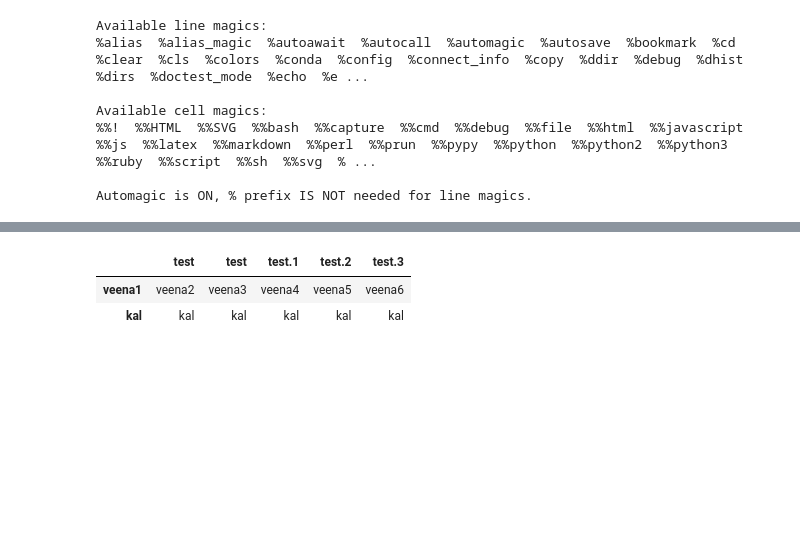
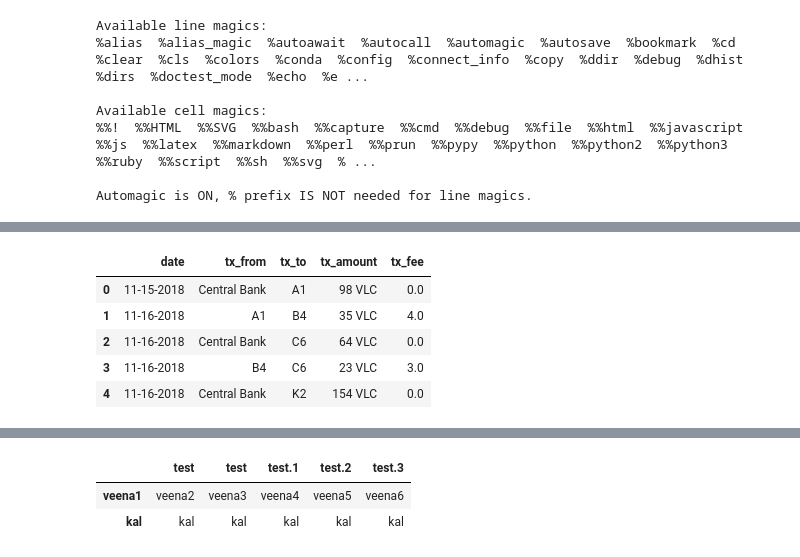
Before and after one commit to VeenaKGit/Knowledge, a Jupyter notebook: Pandas and Numpy.ipynb, the cells around one changed output, grey strips where cells are left out. Drawn from its saved outputs; the diff is of its cells as text; code cells hidden in the pictures; blank space fills up the shorter version.

```diff
--- a/Pandas and Numpy.ipynb
+++ b/Pandas and Numpy.ipynb
@@ -51,0 +92,9 @@ pd.set_option('display.max_rows', 85)
+# %%
+data.head(5)
+# %% [output]
+|  | date | tx_from | tx_to | tx_amount | tx_fee |
+| 0 | 11-15-2018 | Central Bank | A1 | 98 VLC | 0.0 |
+| 1 | 11-16-2018 | A1 | B4 | 35 VLC | 4.0 |
+| 2 | 11-16-2018 | Central Bank | C6 | 64 VLC | 0.0 |
+| 3 | 11-16-2018 | B4 | C6 | 23 VLC | 3.0 |
+| 4 | 11-16-2018 | Central Bank | K2 | 154 VLC | 0.0 |
```
Also changed, not shown: parts of 14 cells of this notebook, 4 other files.
